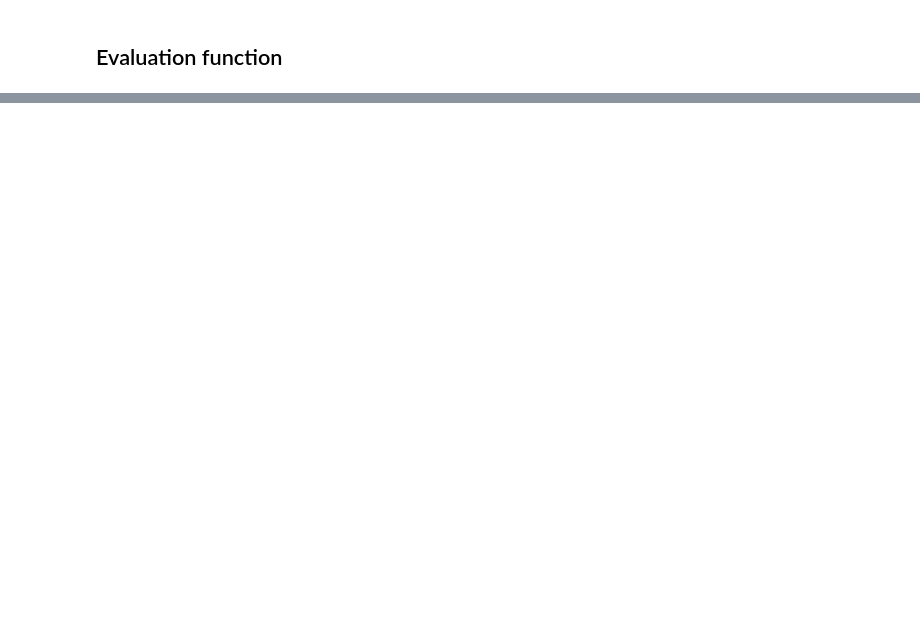
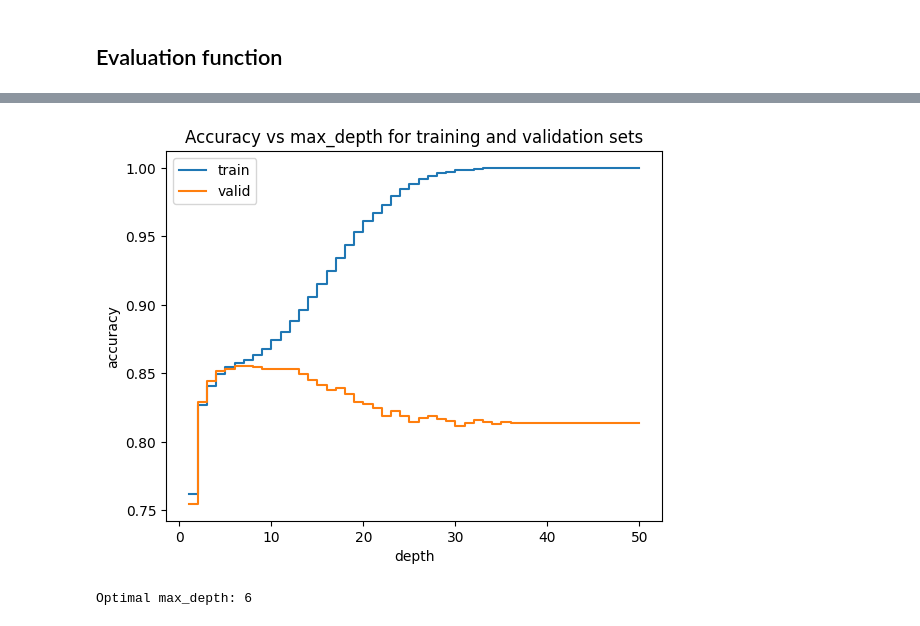
Before and after one commit to Camille-Molinier/mutation-testing-ml-fairness, a Jupyter notebook: fairpipes/modelization/AdultCensus.ipynb, the cells around one changed output, grey strips where cells are left out. Drawn from its saved outputs; the diff is of its cells as text; code cells hidden in the pictures; blank space fills up the shorter version.

```diff
--- a/fairpipes/modelization/AdultCensus.ipynb
+++ b/fairpipes/modelization/AdultCensus.ipynb
@@ -15,7 +20,7 @@ from sklearn.tree import DecisionTreeClassifier
 # %%
 column_names = ['age', 'workclass', 'fnlwgt', 'education', 'education-num', 'marital-status', 'occupation', 'relationship',
                 'race', 'sex', 'capital-gain', 'capital-loss', 'hours-per-week', 'native-country', 'income']
-data = pd.read_csv('../../datasets/adult.data', names=column_names)
+data = pd.read_csv('../../dat/datasets/adult.data', names=column_names)
 data.head(10)
 # %% [output]
 |  | age | workclass | fnlwgt | education | education-num | marital-status | occupation | relationship | ... |
@@ -44,3 +49,14 @@ df.head(10)
 | 7 | 35.0 | 6.0 | 13620.0 | 11.0 | 8.0 | 2.0 | 4.0 | 0.0 | ... |
 | 8 | 14.0 | 4.0 | 1318.0 | 12.0 | 13.0 | 4.0 | 10.0 | 1.0 | ... |
 | 9 | 25.0 | 4.0 | 8460.0 | 9.0 | 12.0 | 2.0 | 4.0 | 0.0 | ... |
+# %%
+trainset, testset = train_test_split(df, test_size=0.2, random_state=0)
+trainset, valset = train_test_split(trainset, test_size=0.2, random_state=0)
+
+X_train, y_train = trainset.drop('income', axis=1), trainset.income
+X_test, y_test = testset.drop('income', axis=1), testset.income
+X_val, y_val = valset.drop('income', axis=1), valset.income
+
+print(f'Training set   : {X_train.shape[0]}')
+print(f'Testing set    : {X_test.shape[0]}')
+print(f'Validation set : {X_val.shape[0]}')
@@ -71,12 +91,3 @@ def evaluation (model, X_train, y_train, X_test, y_test) :
     plt.legend()
 
     plt.show()
-# %%
-train, test = train_test_split(df, test_size=0.2)
-X_train, y_train = train.drop('income', axis = 1), train.income
-X_test, y_test = test.drop('income', axis = 1), test.income
-
-model = DecisionTreeClassifier()
-model.fit(X_train, y_train)
-
-evaluation(model, X_train, y_train, X_test, y_test)
@@ -94,0 +115,25 @@ weighted avg       0.82      0.82      0.82      6513
+# %%
+depths = np.linspace(1,50, 50).astype(int)
+acc_train=[]
+acc_valid=[]
+
+for depth in depths :
+  preTree = DecisionTreeClassifier(criterion='gini', max_depth=depth, random_state=0).fit(X_train, y_train)
+  y_pred_train = preTree.predict(X_train)
+  y_pred_valid = preTree.predict(X_val)
+  acc_train.append(accuracy_score(y_train, y_pred_train))
+  acc_valid.append(accuracy_score(y_val, y_pred_valid))
+
+fig, ax = plt.subplots()
+ax.set_xlabel("depth")
+ax.set_ylabel("accuracy")
+ax.set_title("Accuracy vs max_depth for training and validation sets")
+ax.plot(depths, acc_train, label="train", drawstyle="steps-post")
+ax.plot(depths, acc_valid, label="valid", drawstyle="steps-post")
+ax.legend()
+plt.show()
+
+print(f'Optimal max_depth: {depths[np.argmax(acc_valid)]}')
+# %% [output]
+[figure, added]
+Optimal max_depth: 6
```
Also changed, not shown: parts of 25 cells of this notebook, 34 other files.
